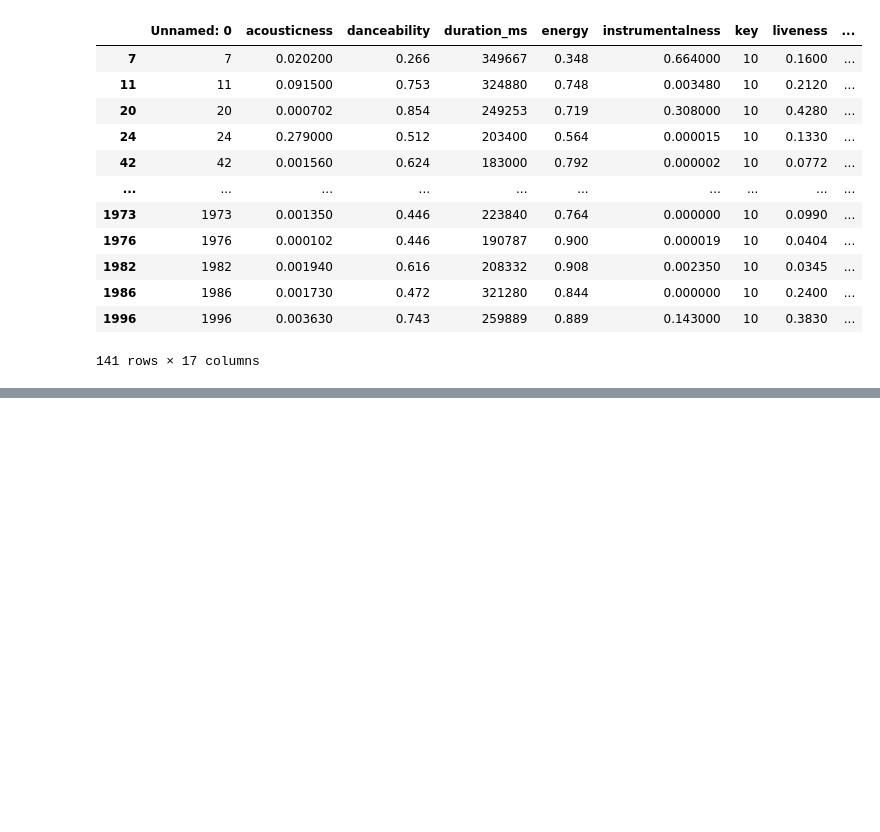
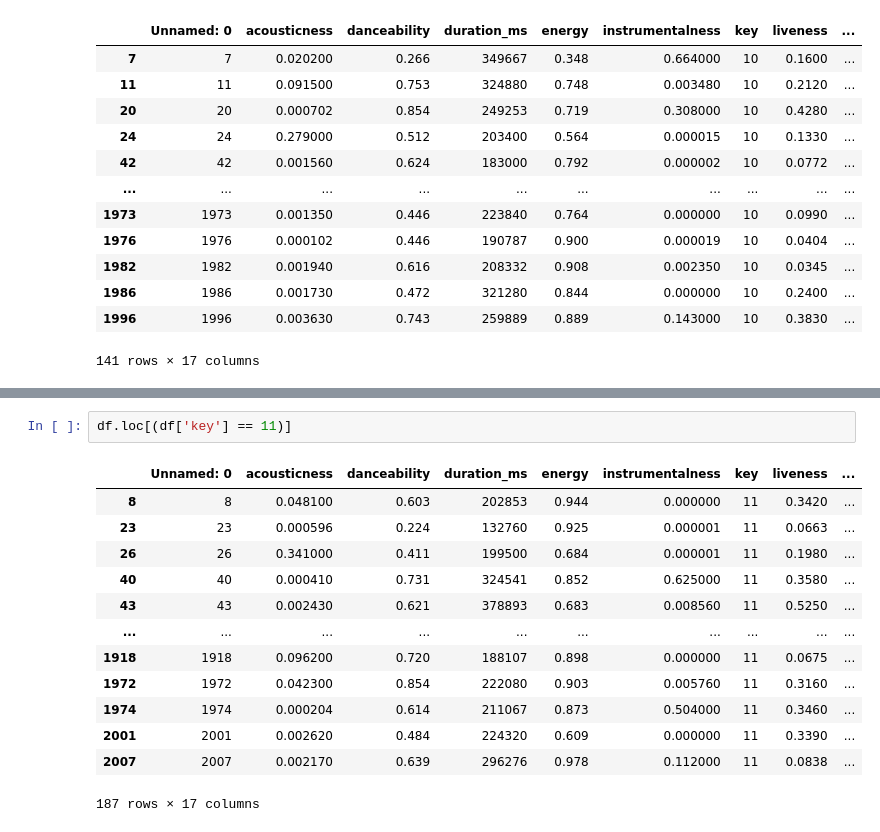
Before and after one commit to YasmymRodrigues/Pandas, a Jupyter notebook: pandas_review.ipynb, the cells around one changed output, grey strips where cells are left out. Saved outputs shown, nothing was run; the diff lists cells and outputs as text; blank space fills up the shorter version.

```diff
--- a/pandas_review.ipynb
+++ b/pandas_review.ipynb
@@ -180,0 +197,16 @@ df.loc[df['key'] == 10]
+# %%
+df.loc[(df['key'] == 11)]
+# %% [output]
+|  | Unnamed: 0 | acousticness | danceability | duration_ms | energy | instrumentalness | key | liveness | ... |
+| 8 | 8 | 0.048100 | 0.603 | 202853 | 0.944 | 0.000000 | 11 | 0.3420 | ... |
+| 23 | 23 | 0.000596 | 0.224 | 132760 | 0.925 | 0.000001 | 11 | 0.0663 | ... |
+| 26 | 26 | 0.341000 | 0.411 | 199500 | 0.684 | 0.000001 | 11 | 0.1980 | ... |
+| 40 | 40 | 0.000410 | 0.731 | 324541 | 0.852 | 0.625000 | 11 | 0.3580 | ... |
+| 43 | 43 | 0.002430 | 0.621 | 378893 | 0.683 | 0.008560 | 11 | 0.5250 | ... |
+| ... | ... | ... | ... | ... | ... | ... | ... | ... | ... |
+| 1918 | 1918 | 0.096200 | 0.720 | 188107 | 0.898 | 0.000000 | 11 | 0.0675 | ... |
+| 1972 | 1972 | 0.042300 | 0.854 | 222080 | 0.903 | 0.005760 | 11 | 0.3160 | ... |
+| 1974 | 1974 | 0.000204 | 0.614 | 211067 | 0.873 | 0.504000 | 11 | 0.3460 | ... |
+| 2001 | 2001 | 0.002620 | 0.484 | 224320 | 0.609 | 0.000000 | 11 | 0.3390 | ... |
+| 2007 | 2007 | 0.002170 | 0.639 | 296276 | 0.978 | 0.112000 | 11 | 0.0838 | ... |
+187 rows × 17 columns
```
Also changed, not shown: parts of 12 cells of this notebook.
